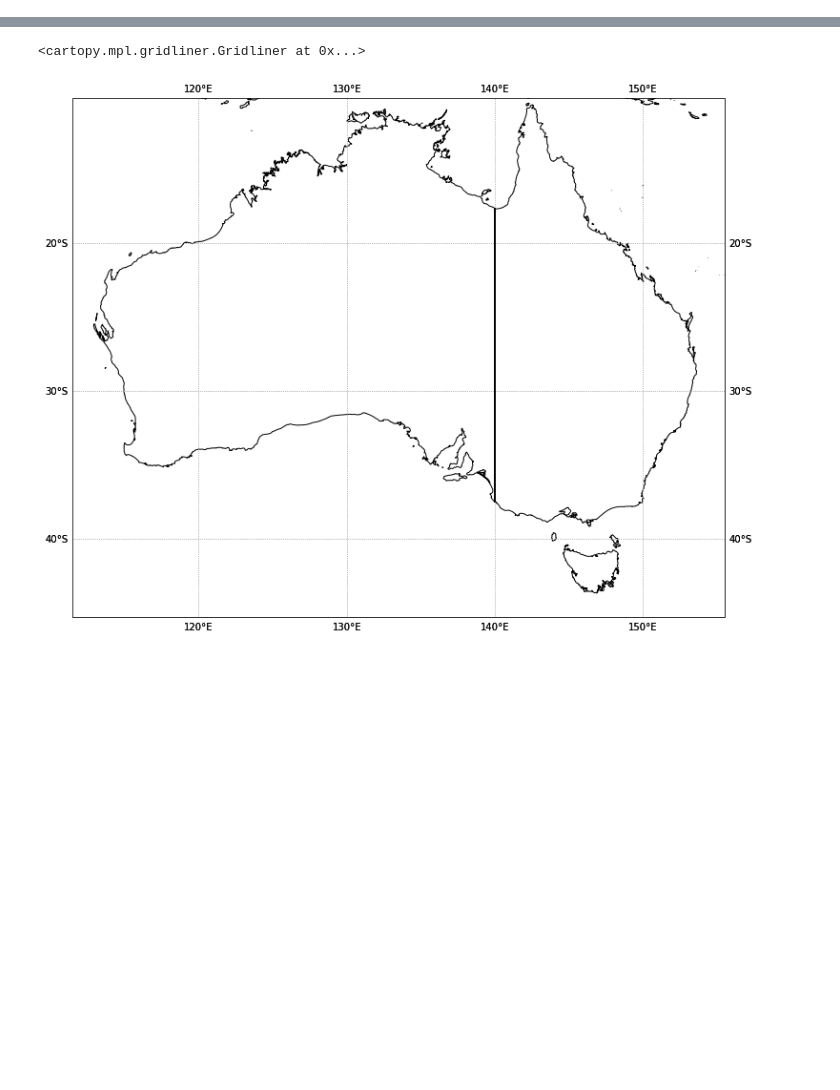
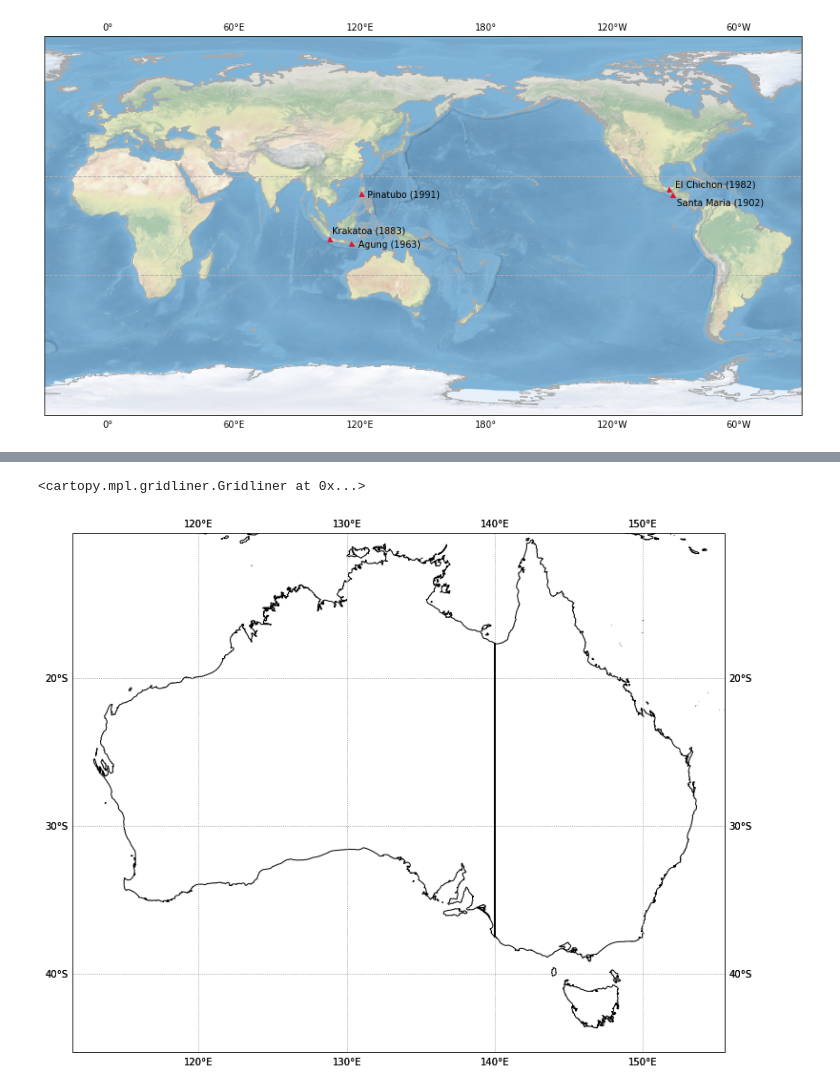
Before and after one commit to kbongi/models, a Jupyter notebook: Maps.ipynb, the cells around one changed output, grey strips where cells are left out. Drawn from its saved outputs; the diff is of its cells as text; code cells hidden in the pictures; blank space fills up the shorter version.

```diff
--- a/Maps.ipynb
+++ b/Maps.ipynb
@@ -11,5 +12,44 @@ sys.path.append('/home/563/kb6999/Functions') # use this if the function file is
 
 import frequently_used_functions as func
 import plotting_functions as fplot
+# %%
+# example with grid lines
+fig = plt.figure(figsize=(15,10))
+ax = plt.axes(projection=ccrs.PlateCarree(central_longitude=150))
+ax.set_global() # make the map global rather than zoom into any local data that is plotted
+ax.stock_img() # fills in colour for oceans and continents
+ax.coastlines(resolution='10m', color='darkgrey', lw=0.8)
+
+K_lon, K_lat = 105.4, -6.11
+S_lon, S_lat = -91.55, 14.76
+A_lon, A_lat = 115.51, -8.34
+E_lon, E_lat = -93.23, 17.36
+P_lon, P_lat = 120.34, 15.14
+
+plt.plot(K_lon, K_lat, '^', color='crimson',markersize='5', transform=ccrs.PlateCarree()) # krakatoa
+plt.text(K_lon +1.5, K_lat + 2.5, 'Krakatoa (1883)', transform=ccrs.PlateCarree())
+
+plt.plot(S_lon, S_lat, '^', color='crimson',markersize='5', transform=ccrs.PlateCarree()) # santa maria
+plt.text(S_lon + 2, S_lat -5, 'Santa Maria (1902)', transform=ccrs.PlateCarree())
+
+plt.plot(A_lon, A_lat, '^', color='crimson',markersize='5', transform=ccrs.PlateCarree()) # agung
+plt.text(A_lon + 3.5, A_lat - 2, 'Agung (1963)', transform=ccrs.PlateCarree())
+
+plt.plot(E_lon, E_lat, '^', color='crimson',markersize='5', transform=ccrs.PlateCarree()) # el chichon
+plt.text(E_lon + 3, E_lat + 1, 'El Chichon (1982)', transform=ccrs.PlateCarree())
+
+plt.plot(P_lon, P_lat, '^', color='crimson',markersize='5', transform=ccrs.PlateCarree()) # pinatubo
+plt.text(P_lon + 3, P_lat-1.5, 'Pinatubo (1991)', transform=ccrs.PlateCarree())
+
+# ax.gridlines(xlocs=range(-180,181,20), ylocs=range(-80,81,20),draw_labels=True)
+# ax.gridlines(xlocs=range(-160,181,20), ylocs=range(-80,81,20),draw_labels=True)
+tropics = ax.gridlines(ylocs=[-23.43691,23.43691],draw_labels=True,linewidth=1,linestyle='--', edgecolor='darkgrey')
+tropics.xlines=False
+
+# ax.text(0,-0.07,'Longitude', transform=ax.transAxes, ha='left')
+# ax.text(-0.05,0,'Latitude', transform=ax.transAxes, rotation='vertical', va='bottom')
+plt.savefig('volcano_locations_dates.png', dpi=300, bbox_inches='tight')
+# %% [output]
+[figure, added]
 # %%
 # example with grid lines
```
Also changed, not shown: parts of 7 cells of this notebook, 1 other file.
